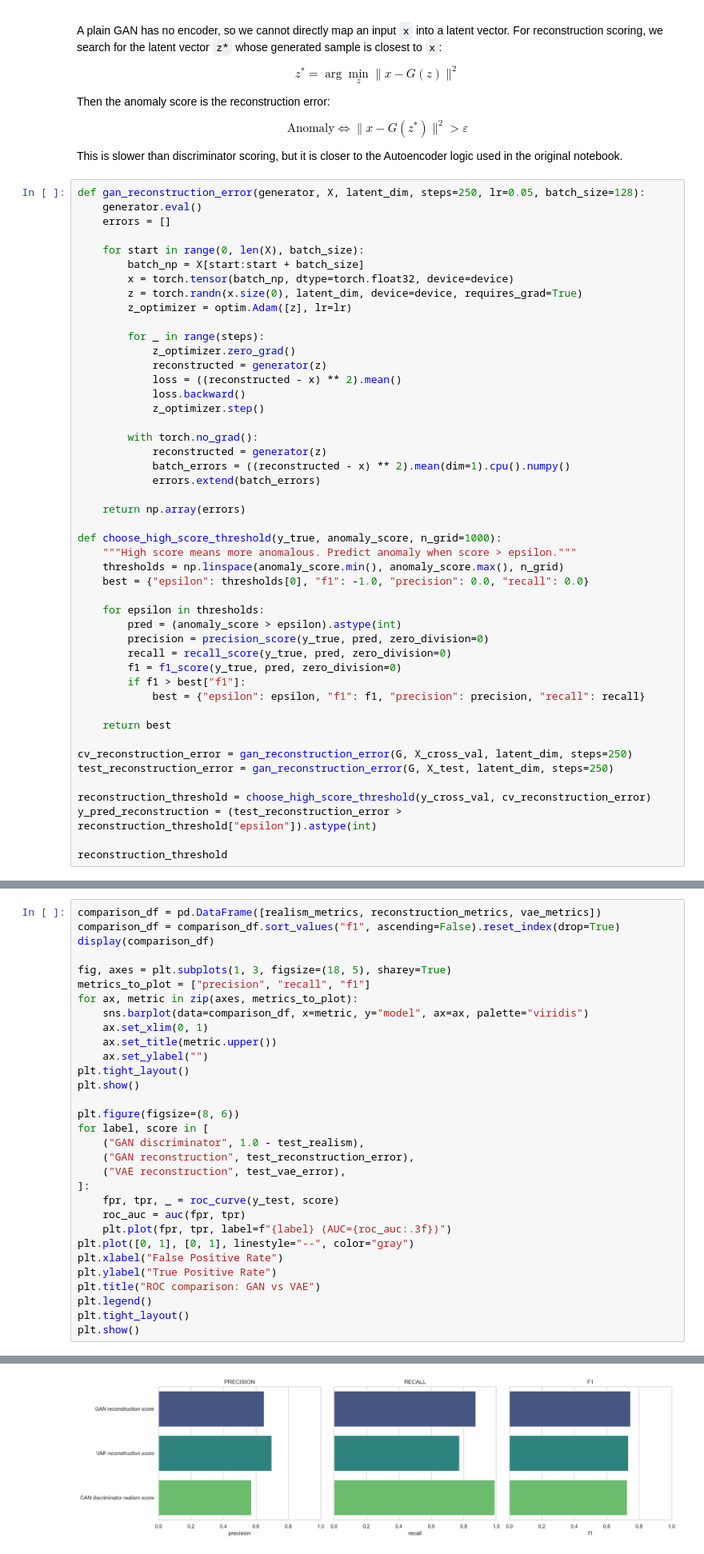
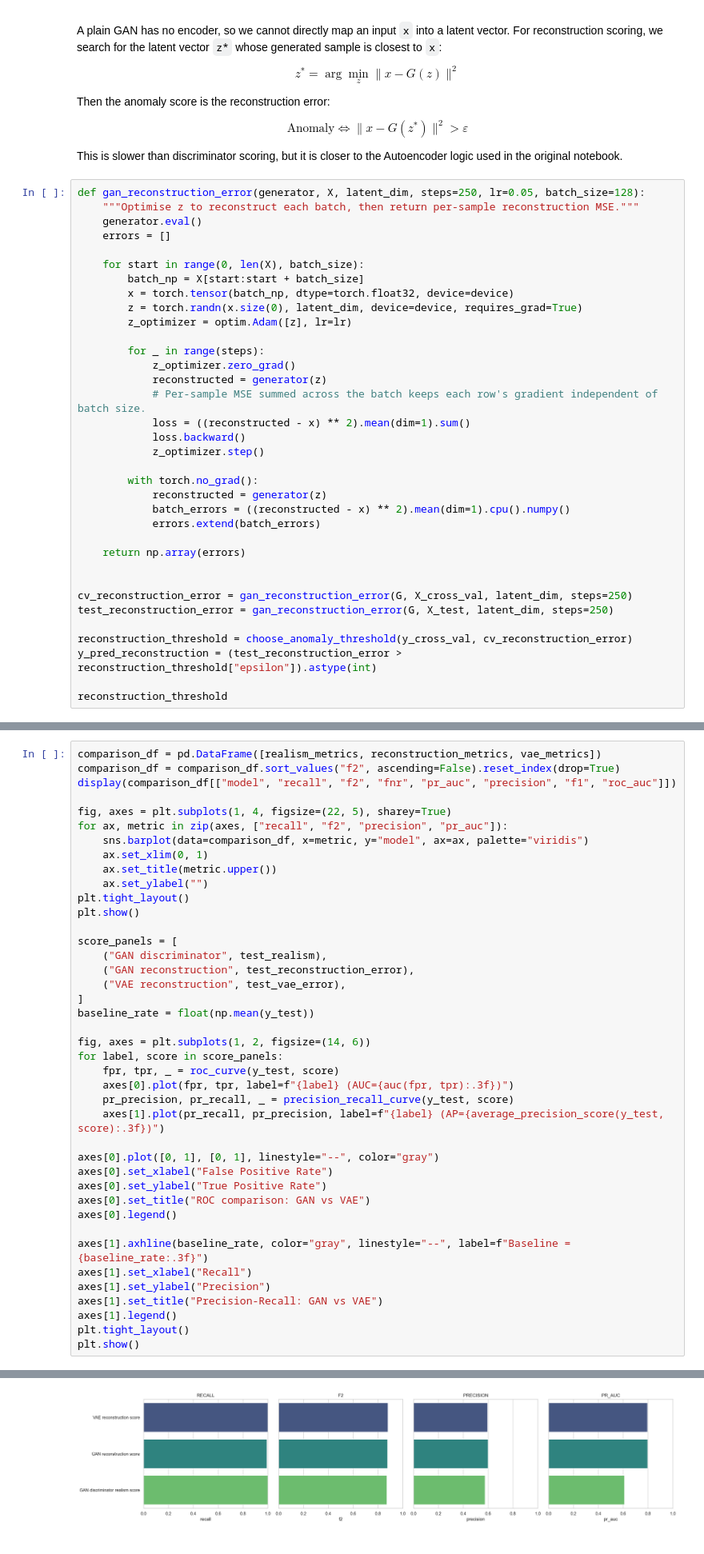
Before and after one commit to Peng-Rao/Fintech, a Jupyter notebook: BC4/GANAnomalyDetectionPoliMI.ipynb, the cells around one changed output, grey strips where cells are left out. Shown at 80% size. Cells and saved outputs as stored; diff of their text form.

```diff
--- a/BC4/GANAnomalyDetectionPoliMI.ipynb
+++ b/BC4/GANAnomalyDetectionPoliMI.ipynb
@@ -431,6 +467,7 @@ $$
 This is slower than discriminator scoring, but it is closer to the Autoencoder logic used in the original notebook.
 # %%
 def gan_reconstruction_error(generator, X, latent_dim, steps=250, lr=0.05, batch_size=128):
+    """Optimise z to reconstruct each batch, then return per-sample reconstruction MSE."""
     generator.eval()
     errors = []
 
@@ -443,7 +480,8 @@ def gan_reconstruction_error(generator, X, latent_dim, steps=250, lr=0.05, batch
         for _ in range(steps):
             z_optimizer.zero_grad()
             reconstructed = generator(z)
-            loss = ((reconstructed - x) ** 2).mean()
+            # Per-sample MSE summed across the batch keeps each row's gradient independent of batch size.
+            loss = ((reconstructed - x) ** 2).mean(dim=1).sum()
             loss.backward()
             z_optimizer.step()
 
@@ -454,25 +492,11 @@ def gan_reconstruction_error(generator, X, latent_dim, steps=250, lr=0.05, batch
 
     return np.array(errors)
 
-def choose_high_score_threshold(y_true, anomaly_score, n_grid=1000):
-    """High score means more anomalous. Predict anomaly when score > epsilon."""
-    thresholds = np.linspace(anomaly_score.min(), anomaly_score.max(), n_grid)
-    best = {"epsilon": thresholds[0], "f1": -1.0, "precision": 0.0, "recall": 0.0}
-
-    for epsilon in thresholds:
-        pred = (anomaly_score > epsilon).astype(int)
-        precision = precision_score(y_true, pred, zero_division=0)
-        recall = recall_score(y_true, pred, zero_division=0)
-        f1 = f1_score(y_true, pred, zero_division=0)
-        if f1 > best["f1"]:
-            best = {"epsilon": epsilon, "f1": f1, "precision": precision, "recall": recall}
-
-    return best
 
 cv_reconstruction_error = gan_reconstruction_error(G, X_cross_val, latent_dim, steps=250)
 test_reconstruction_error = gan_reconstruction_error(G, X_test, latent_dim, steps=250)
 
-reconstruction_threshold = choose_high_score_threshold(y_cross_val, cv_reconstruction_error)
+reconstruction_threshold = choose_anomaly_threshold(y_cross_val, cv_reconstruction_error)
 y_pred_reconstruction = (test_reconstruction_error > reconstruction_threshold["epsilon"]).astype(int)
 
 reconstruction_threshold
@@ -759,11 +813,10 @@ This makes the comparison about model behavior rather than about different thres
 # %%
 comparison_df = pd.DataFrame([realism_metrics, reconstruction_metrics, vae_metrics])
-comparison_df = comparison_df.sort_values("f1", ascending=False).reset_index(drop=True)
-display(comparison_df)
+comparison_df = comparison_df.sort_values("f2", ascending=False).reset_index(drop=True)
+display(comparison_df[["model", "recall", "f2", "fnr", "pr_auc", "precision", "f1", "roc_auc"]])
 
-fig, axes = plt.subplots(1, 3, figsize=(18, 5), sharey=True)
-metrics_to_plot = ["precision", "recall", "f1"]
-for ax, metric in zip(axes, metrics_to_plot):
+fig, axes = plt.subplots(1, 4, figsize=(22, 5), sharey=True)
+for ax, metric in zip(axes, ["recall", "f2", "precision", "pr_auc"]):
     sns.barplot(data=comparison_df, x=metric, y="model", ax=ax, palette="viridis")
     ax.set_xlim(0, 1)
     ax.set_title(metric.upper())
@@ -771,20 +824,31 @@ for ax, metric in zip(axes, metrics_to_plot):
 plt.tight_layout()
 plt.show()
 
-plt.figure(figsize=(8, 6))
-for label, score in [
-    ("GAN discriminator", 1.0 - test_realism),
+score_panels = [
+    ("GAN discriminator", test_realism),
     ("GAN reconstruction", test_reconstruction_error),
     ("VAE reconstruction", test_vae_error),
-]:
+]
+baseline_rate = float(np.mean(y_test))
+
+fig, axes = plt.subplots(1, 2, figsize=(14, 6))
+for label, score in score_panels:
     fpr, tpr, _ = roc_curve(y_test, score)
-    roc_auc = auc(fpr, tpr)
-    plt.plot(fpr, tpr, label=f"{label} (AUC={roc_auc:.3f})")
-plt.plot([0, 1], [0, 1], linestyle="--", color="gray")
-plt.xlabel("False Positive Rate")
-plt.ylabel("True Positive Rate")
-plt.title("ROC comparison: GAN vs VAE")
-plt.legend()
+    axes[0].plot(fpr, tpr, label=f"{label} (AUC={auc(fpr, tpr):.3f})")
+    pr_precision, pr_recall, _ = precision_recall_curve(y_test, score)
+    axes[1].plot(pr_recall, pr_precision, label=f"{label} (AP={average_precision_score(y_test, score):.3f})")
+
+axes[0].plot([0, 1], [0, 1], linestyle="--", color="gray")
+axes[0].set_xlabel("False Positive Rate")
+axes[0].set_ylabel("True Positive Rate")
+axes[0].set_title("ROC comparison: GAN vs VAE")
+axes[0].legend()
+
+axes[1].axhline(baseline_rate, color="gray", linestyle="--", label=f"Baseline = {baseline_rate:.3f}")
+axes[1].set_xlabel("Recall")
+axes[1].set_ylabel("Precision")
+axes[1].set_title("Precision-Recall: GAN vs VAE")
+axes[1].legend()
 plt.tight_layout()
 plt.show()
 # %% [output]
@@ -806 +874 @@ Passing `palette` without assigning `hue` is deprecated and will be removed in v
-[figure, old version]
+[figure, new version]
```
Also changed, not shown: parts of 16 cells of this notebook.
